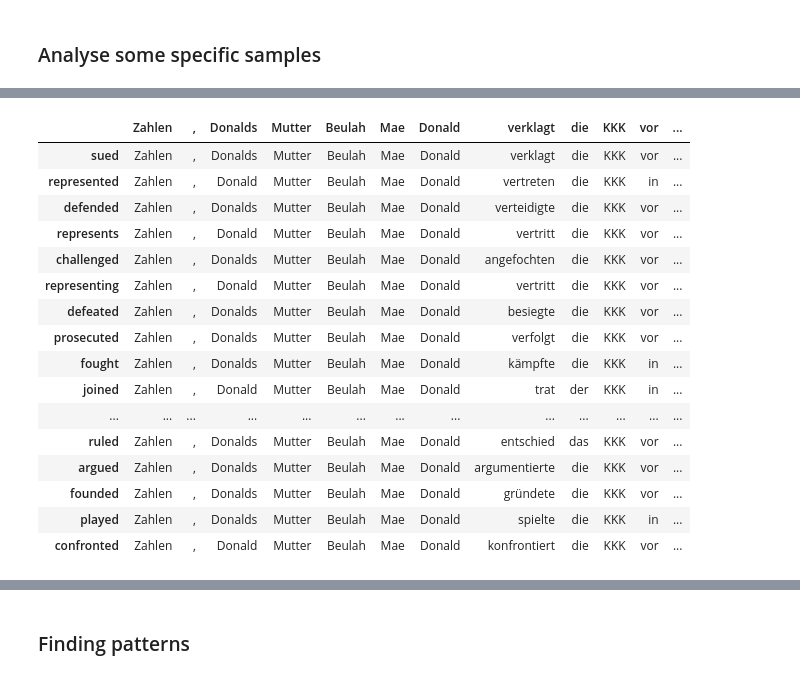
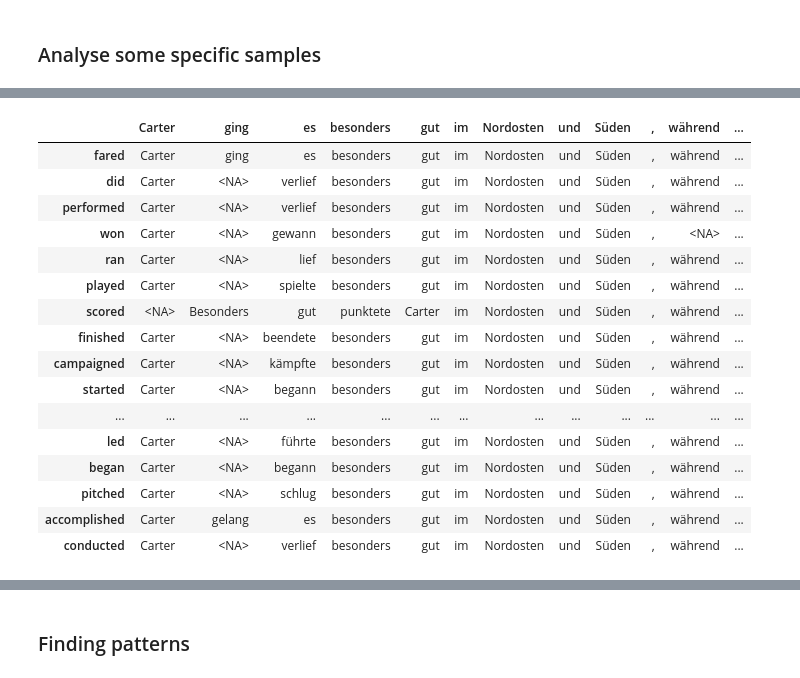
Before and after one commit to TuAnh23/Perturbation-basedQE, a Jupyter notebook: notebooks/Quality estimation.ipynb, the cells around one changed output, grey strips where cells are left out. Cells and saved outputs as stored; diff of their text form; code cells hidden in the pictures.

```diff
--- a/notebooks/Quality estimation.ipynb
+++ b/notebooks/Quality estimation.ipynb
@@ -117,12 +117,19 @@ Nmt word probas:
 --> Worse than using nmt model word probas
 # %%
 from align_and_analyse_ambiguous_trans import analyse_single_sentence_single_perturbed_word, analyse_single_sentence, align_translations, uniquify
-from quality_estimation import nr_effecting_src_words_eval, nmt_log_prob_eval, flatten_list, load_gold_labels, replace_unknown
+from quality_estimation import nr_effecting_src_words_eval, nmt_log_prob_eval, flatten_list, load_gold_labels, replace_unknown, get_nmt_word_log_probs, get_nmt_word_log_probs_avg_perturbed
 
 dataset = 'WMT21_DA_test'
 data_root_path = '../data'
 src_lang = 'en'
 tgt_lang = 'de'
+
+beam = 5
+seed = 0
+replacement_strategy = 'masking_language_model'
+no_of_replacements = 30
+mask_type = 'MultiplePerSentence_content'
+
 effecting_words_threshold = 2
 consistence_trans_portion_threshold = 0.95
 uniques_portion_for_noiseORperturbed_threshold = 0.4
@@ -130,12 +137,16 @@ nmt_log_prob_threshold = 0.45
 task = 'trans_word_level_eval'
 perturbed_trans_df_path = f'../analyse_output/{dataset}_{src_lang}2{tgt_lang}_MultiplePerSentence_content/analyse_{dataset}_{src_lang}2{tgt_lang}_MultiplePerSentence_content.pkl'
 original_translation_output_dir = f'../output/{dataset}_{src_lang}2{tgt_lang}/original'
+perturbed_translation_output_dir = f'../output/{dataset}_{src_lang}2{tgt_lang}/{replacement_strategy}/beam{beam}_perturb{mask_type}/{no_of_replacements}replacements/seed{seed}'
+
+alignment_tool = 'Tercom'
 
 perturb_based_pred, perturb_based_details = nr_effecting_src_words_eval(perturbed_trans_df_path, task=task,
                                                  effecting_words_threshold=effecting_words_threshold,
                                                  consistence_trans_portion_threshold=consistence_trans_portion_threshold,
                                                  uniques_portion_for_noiseORperturbed_threshold=uniques_portion_for_noiseORperturbed_threshold,
-                                                 return_details=True)
+                                                 return_details=True,
+                                                 alignment_tool=alignment_tool)
 nmt_prob_based_pred = nmt_log_prob_eval(dataset, data_root_path, src_lang, tgt_lang, nmt_log_prob_threshold, perturbed_trans_df_path, task,
                                         original_translation_output_dir)
 gold_labels = load_gold_labels(dataset, data_root_path, src_lang, tgt_lang, task)
@@ -271,13 +407,13 @@ for sentence_idx in range(len(gold_labels)):
 # %%
-# sentence_idx = 0
-# sentence_df = perturbed_trans_df[perturbed_trans_df['SRC_original_idx'] == sentence_idx]
-# original_SRC = sentence_df['SRC'].values[0]
-# original_translation = sentence_df['SRC-Trans'].values[0]
-# tok_original_translation = sentence_df['tokenized_SRC-Trans'].values[0]
-# tok_original_SRC = sentence_df['tokenized_SRC'].values[0]
-# my_pred = np.array(perturb_based_pred[sentence_idx])
-# bad_word_indices = np.nonzero(my_pred=='BAD')
-# word_idx = bad_word_indices[0][0]
+sentence_idx = 332
+sentence_df = perturbed_trans_df[perturbed_trans_df['SRC_original_idx'] == sentence_idx]
+original_SRC = sentence_df['SRC'].values[0]
+original_translation = sentence_df['SRC-Trans'].values[0]
+tok_original_translation = sentence_df['tokenized_SRC-Trans'].values[0]
+tok_original_SRC = sentence_df['tokenized_SRC'].values[0]
+my_pred = np.array(perturb_based_pred[sentence_idx])
+bad_word_indices = np.nonzero(my_pred=='BAD')
+word_idx = bad_word_indices[0][2]
 # %%
 bad_word_indices
 # %% [output]
@@ -324,5 +464,5 @@ BAD word: die
 # %%
-original_word = 'sued'
+original_word = 'fared'
 
 
 groups_by_perturbed_word = sentence_df.groupby("SRC_masked_index", as_index=False)
@@ -338,7 +478,8 @@ sentence_single_perturbed_word_df = groups_by_perturbed_word[original_words.inde
 pprint.pprint(analyse_single_sentence_single_perturbed_word(
     sentence_single_perturbed_word_df, align_type=align_type,
     consistence_trans_portion_threshold=consistence_trans_portion_threshold,
-    uniques_portion_for_noiseORperturbed_threshold=uniques_portion_for_noiseORperturbed_threshold
+    uniques_portion_for_noiseORperturbed_threshold=uniques_portion_for_noiseORperturbed_threshold,
+    alignment_tool=alignment_tool
 ))
-align_translations(sentence_single_perturbed_word_df, align_type=align_type)
+align_translations(sentence_single_perturbed_word_df, align_type=align_type, alignment_tool=alignment_tool)
 # %% [output]
@@ -360,17 +503,17 @@ align_translations(sentence_single_perturbed_word_df, align_type=align_type)
-|  | Zahlen | , | Donalds | Mutter | Beulah | Mae | Donald | verklagt | die | KKK | vor | ... |
-| sued | Zahlen | , | Donalds | Mutter | Beulah | Mae | Donald | verklagt | die | KKK | vor | ... |
-| represented | Zahlen | , | Donald | Mutter | Beulah | Mae | Donald | vertreten | die | KKK | in | ... |
-| defended | Zahlen | , | Donalds | Mutter | Beulah | Mae | Donald | verteidigte | die | KKK | vor | ... |
-| represents | Zahlen | , | Donald | Mutter | Beulah | Mae | Donald | vertritt | die | KKK | vor | ... |
-| challenged | Zahlen | , | Donalds | Mutter | Beulah | Mae | Donald | angefochten | die | KKK | vor | ... |
-| representing | Zahlen | , | Donald | Mutter | Beulah | Mae | Donald | vertritt | die | KKK | vor | ... |
-| defeated | Zahlen | , | Donalds | Mutter | Beulah | Mae | Donald | besiegte | die | KKK | vor | ... |
-| prosecuted | Zahlen | , | Donalds | Mutter | Beulah | Mae | Donald | verfolgt | die | KKK | vor | ... |
-| fought | Zahlen | , | Donalds | Mutter | Beulah | Mae | Donald | kämpfte | die | KKK | in | ... |
-| joined | Zahlen | , | Donald | Mutter | Beulah | Mae | Donald | trat | der | KKK | in | ... |
+|  | Carter | ging | es | besonders | gut | im | Nordosten | und | Süden | , | während | ... |
+| fared | Carter | ging | es | besonders | gut | im | Nordosten | und | Süden | , | während | ... |
+| did | Carter | <NA> | verlief | besonders | gut | im | Nordosten | und | Süden | , | während | ... |
+| performed | Carter | <NA> | verlief | besonders | gut | im | Nordosten | und | Süden | , | während | ... |
+| won | Carter | <NA> | gewann | besonders | gut | im | Nordosten | und | Süden | , | <NA> | ... |
+| ran | Carter | <NA> | lief | besonders | gut | im | Nordosten | und | Süden | , | während | ... |
+| played | Carter | <NA> | spielte | besonders | gut | im | Nordosten | und | Süden | , | während | ... |
+| scored | <NA> | Besonders | gut | punktete | Carter | im | Nordosten | und | Süden | , | während | ... |
+| finished | Carter | <NA> | beendete | besonders | gut | im | Nordosten | und | Süden | , | während | ... |
+| campaigned | Carter | <NA> | kämpfte | besonders | gut | im | Nordosten | und | Süden | , | während | ... |
+| started | Carter | <NA> | begann | besonders | gut | im | Nordosten | und | Süden | , | während | ... |
 | ... | ... | ... | ... | ... | ... | ... | ... | ... | ... | ... | ... | ... |
-| ruled | Zahlen | , | Donalds | Mutter | Beulah | Mae | Donald | entschied | das | KKK | vor | ... |
-| argued | Zahlen | , | Donalds | Mutter | Beulah | Mae | Donald | argumentierte | die | KKK | vor | ... |
-| founded | Zahlen | , | Donalds | Mutter | Beulah | Mae | Donald | gründete | die | KKK | vor | ... |
-| played | Zahlen | , | Donalds | Mutter | Beulah | Mae | Donald | spielte | die | KKK | in | ... |
-| confronted | Zahlen | , | Donald | Mutter | Beulah | Mae | Donald | konfrontiert | die | KKK | vor | ... |
+| led | Carter | <NA> | führte | besonders | gut | im | Nordosten | und | Süden | , | während | ... |
+| began | Carter | <NA> | begann | besonders | gut | im | Nordosten | und | Süden | , | während | ... |
+| pitched | Carter | <NA> | schlug | besonders | gut | im | Nordosten | und | Süden | , | während | ... |
+| accomplished | Carter | gelang | es | besonders | gut | im | Nordosten | und | Süden | , | während | ... |
+| conducted | Carter | <NA> | verlief | besonders | gut | im | Nordosten | und | Süden | , | während | ... |
```
Also changed, not shown: parts of 23 cells of this notebook, 2 other files.
